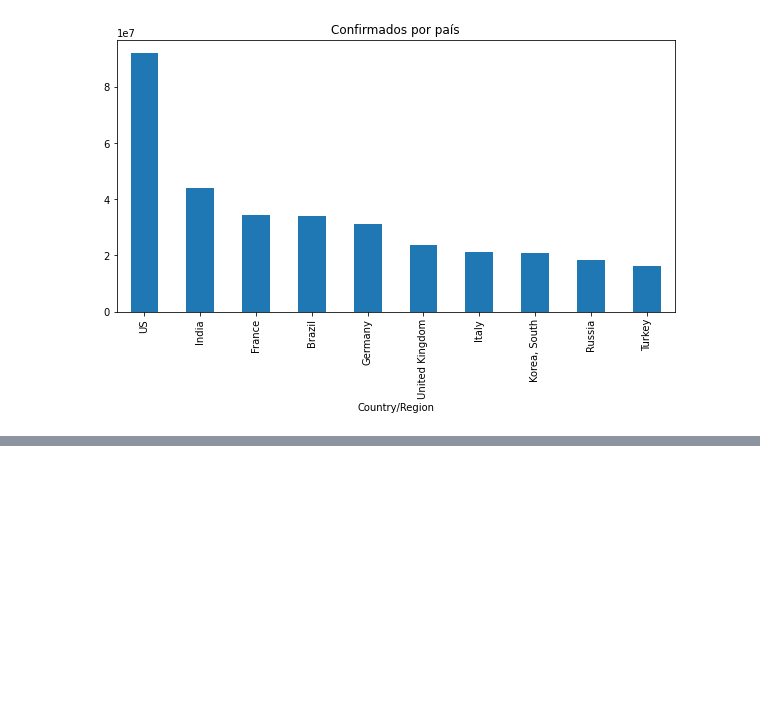
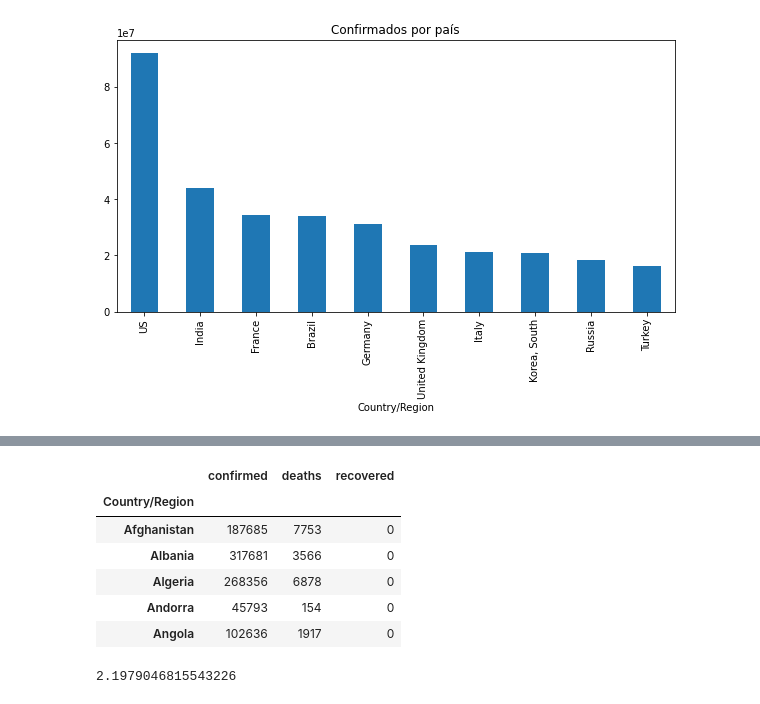
Before and after one commit to cglima/data-science-analises-para-saude-e-medicina, a Jupyter notebook: curso data science e saude.ipynb, the cells around one changed output, grey strips where cells are left out. Drawn from its saved outputs; the diff is of its cells as text; code cells hidden in the pictures; blank space fills up the shorter version.

```diff
--- a/curso data science e saude.ipynb
+++ b/curso data science e saude.ipynb
@@ -369,0 +434,8 @@ plt.show()
+# %%
+# retorna os dados da última coluna do dataframe
+def latest_by_country(data):
+    return data.groupby("Country/Region").sum().iloc[:,-1]
+
+display(latest_by_country(confirmed))
+display(latest_by_country(deaths))
+display(latest_by_country(recovered))
@@ -369,0 +482,14 @@ plt.show()
+# %%
+# Combinando as series 'confirmados' , 'mortos' e ' recuperados'
+informations = [latest_by_country(confirmed), latest_by_country(deaths), latest_by_country(recovered)]
+combined = pd.concat(informations, axis=1)
+combined.columns = ["confirmed", "deaths", "recovered"]
+combined.head()
+# %% [output]
+|  | confirmed | deaths | recovered |
+| Country/Region |  |  |  |
+| Afghanistan | 187685 | 7753 | 0 |
+| Albania | 317681 | 3566 | 0 |
+| Algeria | 268356 | 6878 | 0 |
+| Andorra | 45793 | 154 | 0 |
+| Angola | 102636 | 1917 | 0 |
@@ -369,0 +509,6 @@ plt.show()
+# %%
+sum_up = combined.sum()
+letality_rate_1 = sum_up["deaths"] / sum_up["confirmed"]
+print(letality_rate_1 * 100)
+# %% [output]
+2.1979046815543226
```
Also changed, not shown: parts of 7 cells of this notebook.
